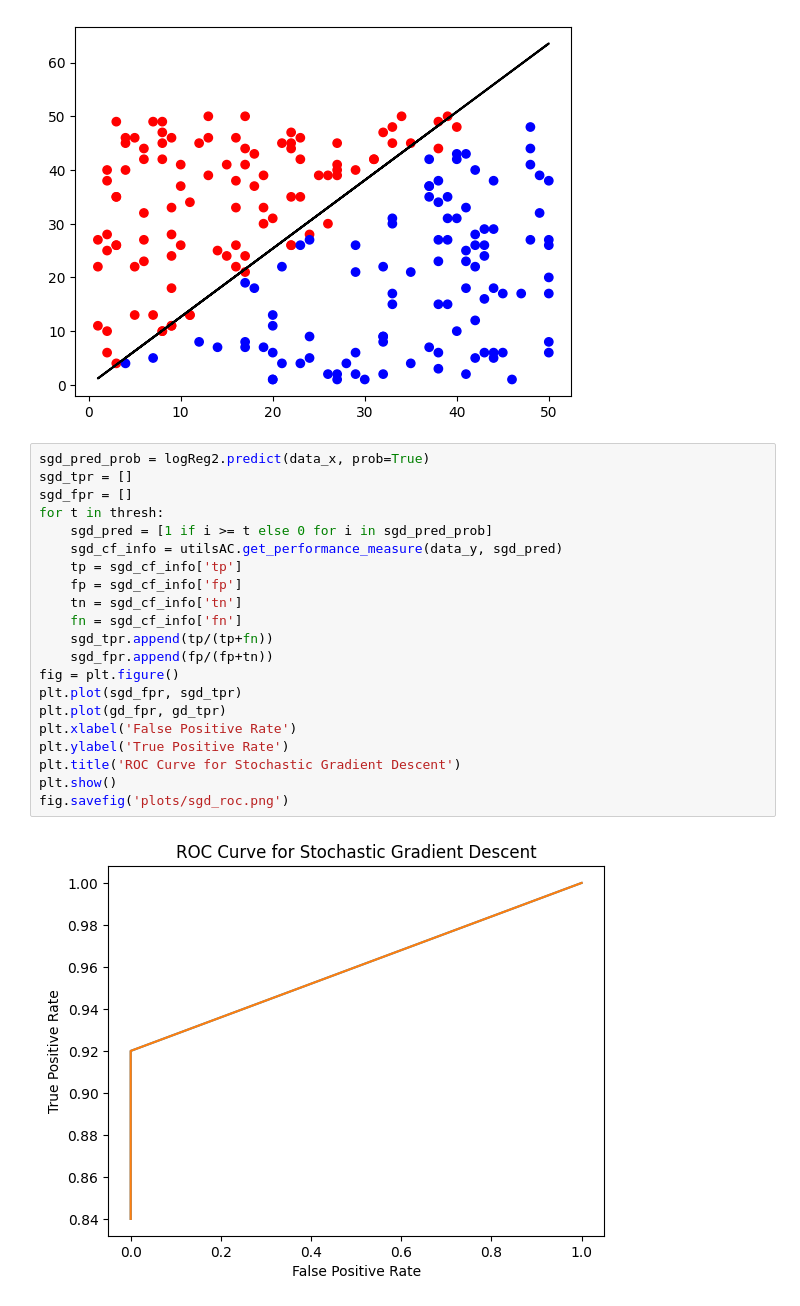
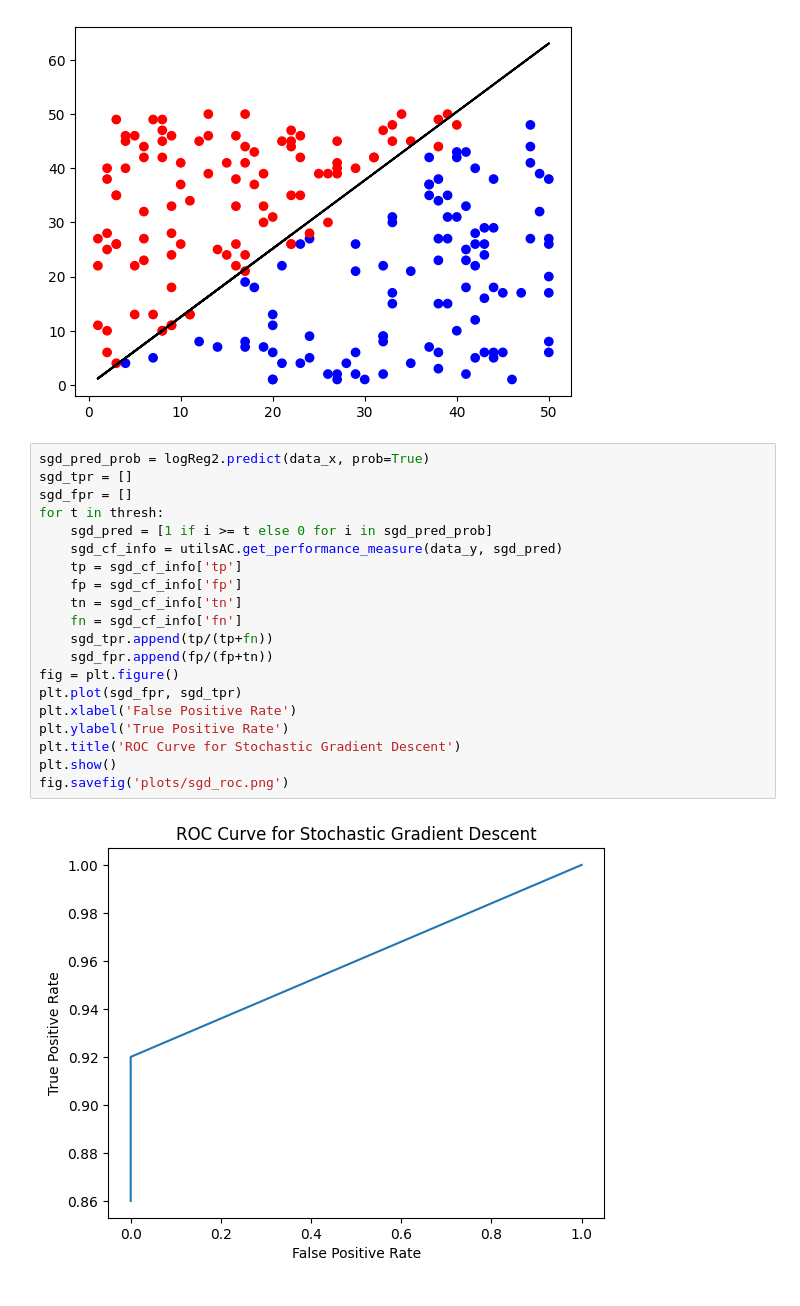
Before and after one commit to AbinashChetia/log_reg_ac, a Jupyter notebook: eg_logReg.ipynb, the cells around one changed output. Cells and saved outputs as stored; diff of their text form.

```diff
--- a/eg_logReg.ipynb
+++ b/eg_logReg.ipynb
@@ -856,23 +855,22 @@ fig.savefig('plots/sgd_data_dist_db.png')
 # %%
 sgd_pred_prob = logReg2.predict(data_x, prob=True)
 sgd_tpr = []
 sgd_fpr = []
 for t in thresh:
     sgd_pred = [1 if i >= t else 0 for i in sgd_pred_prob]
     sgd_cf_info = utilsAC.get_performance_measure(data_y, sgd_pred)
     tp = sgd_cf_info['tp']
     fp = sgd_cf_info['fp']
     tn = sgd_cf_info['tn']
     fn = sgd_cf_info['fn']
     sgd_tpr.append(tp/(tp+fn))
     sgd_fpr.append(fp/(fp+tn))
 fig = plt.figure()
 plt.plot(sgd_fpr, sgd_tpr)
-plt.plot(gd_fpr, gd_tpr)
 plt.xlabel('False Positive Rate')
 plt.ylabel('True Positive Rate')
 plt.title('ROC Curve for Stochastic Gradient Descent')
 plt.show()
 fig.savefig('plots/sgd_roc.png')
 # %% [output]
-[figure, old version]
+[figure, new version]
```
Also changed, not shown: parts of 36 cells of this notebook, 25 other files.
